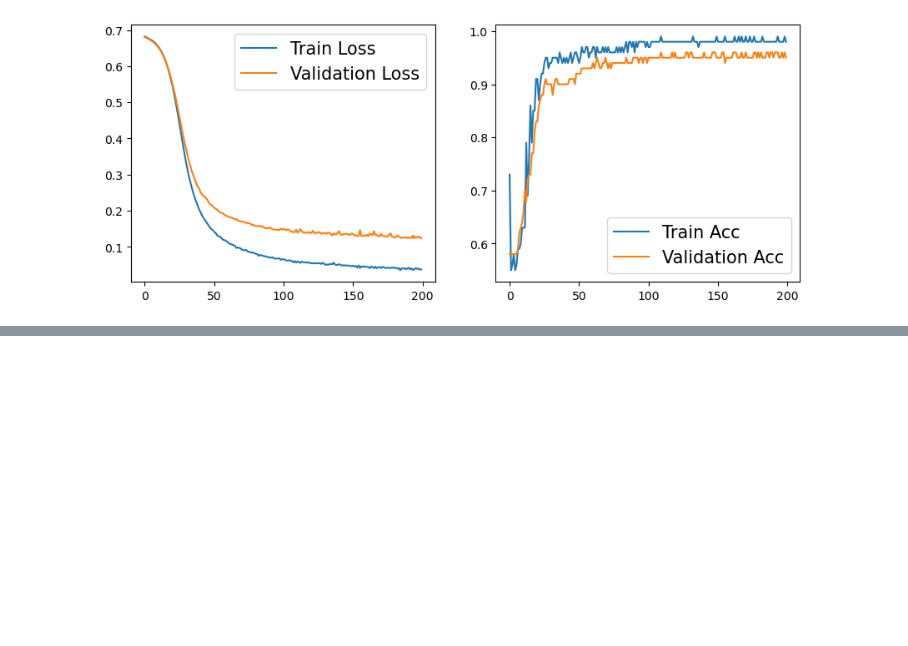
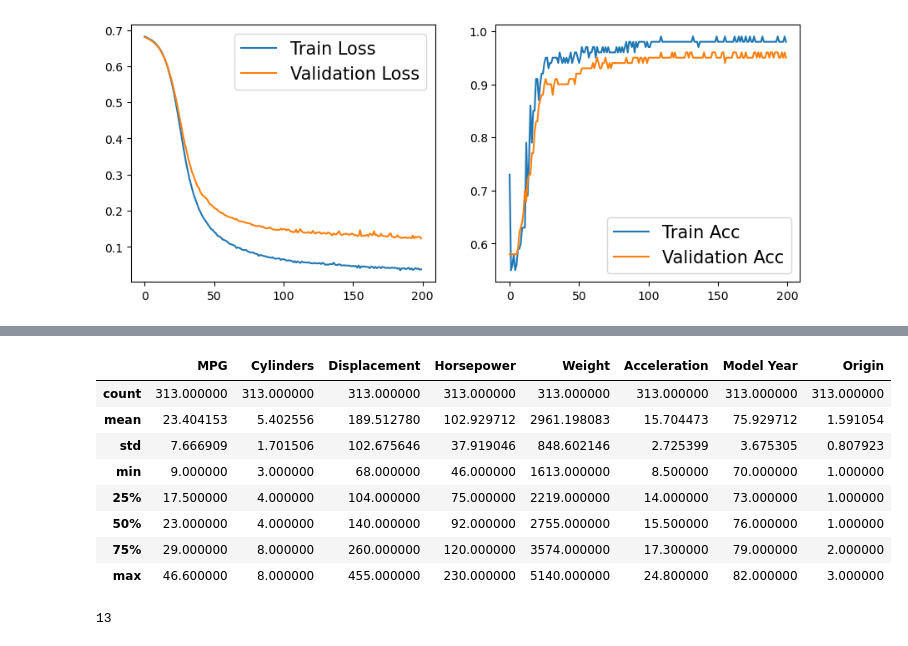
Before and after one commit to k9pranav/ScikitAndPytorch, a Jupyter notebook: Chapter13.ipynb, the cells around one changed output, grey strips where cells are left out. Cells and saved outputs as stored; diff of their text form; code cells hidden in the pictures; blank space fills up the shorter version.

```diff
--- a/Chapter13.ipynb
+++ b/Chapter13.ipynb
@@ -345,0 +346,30 @@ plt.legend(['Train Acc', 'Validation Acc'], fontsize = 15)
+# %%
+import pandas as pd
+url = 'http://archive.ics.uci.edu/ml/' \
+      'machine-learning-databases/auto-mpg/auto-mpg.data'
+column_names = ['MPG', 'Cylinders', 'Displacement', 'Horsepower',
+                'Weight', 'Acceleration', 'Model Year', 'Origin']
+df = pd.read_csv(url, names=column_names,
+                 na_values = "?", comment='\t',
+                 sep=" ", skipinitialspace=True)
+
+df = df.dropna()
+df = df.reset_index(drop=True)
+# %%
+import sklearn
+from sklearn.model_selection import train_test_split
+
+df_train, df_test = train_test_split(df, train_size = 0.8, random_state = 1)
+
+train_stats = df_train.describe()
+train_stats
+# %% [output]
+|  | MPG | Cylinders | Displacement | Horsepower | Weight | Acceleration | Model Year | Origin |
+| count | 313.000000 | 313.000000 | 313.000000 | 313.000000 | 313.000000 | 313.000000 | 313.000000 | 313.000000 |
+| mean | 23.404153 | 5.402556 | 189.512780 | 102.929712 | 2961.198083 | 15.704473 | 75.929712 | 1.591054 |
+| std | 7.666909 | 1.701506 | 102.675646 | 37.919046 | 848.602146 | 2.725399 | 3.675305 | 0.807923 |
+| min | 9.000000 | 3.000000 | 68.000000 | 46.000000 | 1613.000000 | 8.500000 | 70.000000 | 1.000000 |
+| 25% | 17.500000 | 4.000000 | 104.000000 | 75.000000 | 2219.000000 | 14.000000 | 73.000000 | 1.000000 |
+| 50% | 23.000000 | 4.000000 | 140.000000 | 92.000000 | 2755.000000 | 15.500000 | 76.000000 | 1.000000 |
+| 75% | 29.000000 | 8.000000 | 260.000000 | 120.000000 | 3574.000000 | 17.300000 | 79.000000 | 2.000000 |
+| max | 46.600000 | 8.000000 | 455.000000 | 230.000000 | 5140.000000 | 24.800000 | 82.000000 | 3.000000 |
@@ -345,0 +386,4 @@ plt.legend(['Train Acc', 'Validation Acc'], fontsize = 15)
+# %%
+len(df['Model Year'].unique())
+# %% [output]
+13
```
Also changed, not shown: parts of 23 cells of this notebook.
